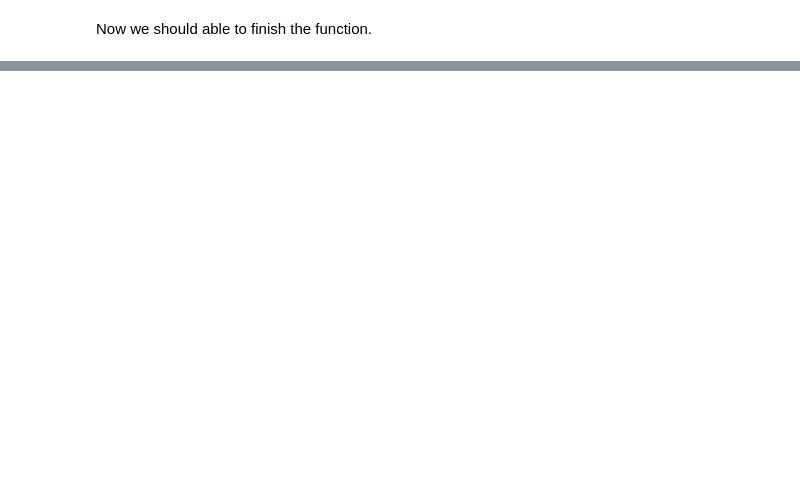
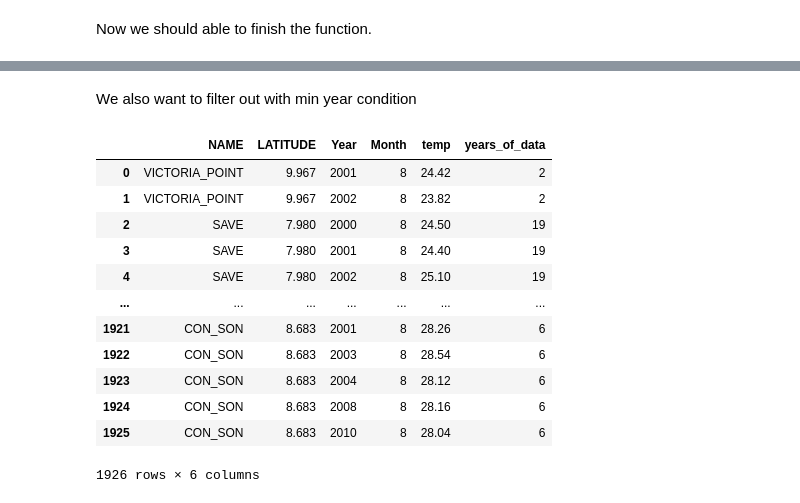
Before and after one commit to libbyrencc/post, a Jupyter notebook: post2.ipynb, the cells around one changed output, grey strips where cells are left out. Drawn from its saved outputs; the diff is of its cells as text; code cells hidden in the pictures; blank space fills up the shorter version.

```diff
--- a/post2.ipynb
+++ b/post2.ipynb
@@ -527,0 +515,16 @@ fig.show()
+# %%
+def query_climate_database_by_lat(latmin,latmax,year_begin,year_end,month):
+    db=sqlite3.connect("climate-data.db")
+    cursor = db.cursor()
+    main_query= \
+    f"""
+    SELECT S.name,S.LATITUDE,T.year, T.month, T.temp
+    FROM temps T
+    LEFT JOIN stations S ON T.id = S.id
+    WHERE S.LATITUDE >={latmin} AND S.LATITUDE<{latmax} AND T.year >={year_begin} AND T.year<={year_end} AND T.month={month}
+    """
+    result=pd.read_sql_query(main_query, db)
+    db.close()
+    return result
+# %%
+result=query_climate_database_by_lat(0,10,2000,2010,8)
@@ -527,0 +547,20 @@ fig.show()
+# %% [markdown]
+We also want to filter out with min year condition
+# %%
+result["years_of_data"]=result.groupby(["NAME"])['Year'].transform(count_year)
+# %%
+result
+# %% [output]
+|  | NAME | LATITUDE | Year | Month | temp | years_of_data |
+| 0 | VICTORIA_POINT | 9.967 | 2001 | 8 | 24.42 | 2 |
+| 1 | VICTORIA_POINT | 9.967 | 2002 | 8 | 23.82 | 2 |
+| 2 | SAVE | 7.980 | 2000 | 8 | 24.50 | 19 |
+| 3 | SAVE | 7.980 | 2001 | 8 | 24.40 | 19 |
+| 4 | SAVE | 7.980 | 2002 | 8 | 25.10 | 19 |
+| ... | ... | ... | ... | ... | ... | ... |
+| 1921 | CON_SON | 8.683 | 2001 | 8 | 28.26 | 6 |
+| 1922 | CON_SON | 8.683 | 2003 | 8 | 28.54 | 6 |
+| 1923 | CON_SON | 8.683 | 2004 | 8 | 28.12 | 6 |
+| 1924 | CON_SON | 8.683 | 2008 | 8 | 28.16 | 6 |
+| 1925 | CON_SON | 8.683 | 2010 | 8 | 28.04 | 6 |
+1926 rows × 6 columns
```
Also changed, not shown: parts of 21 cells of this notebook.
